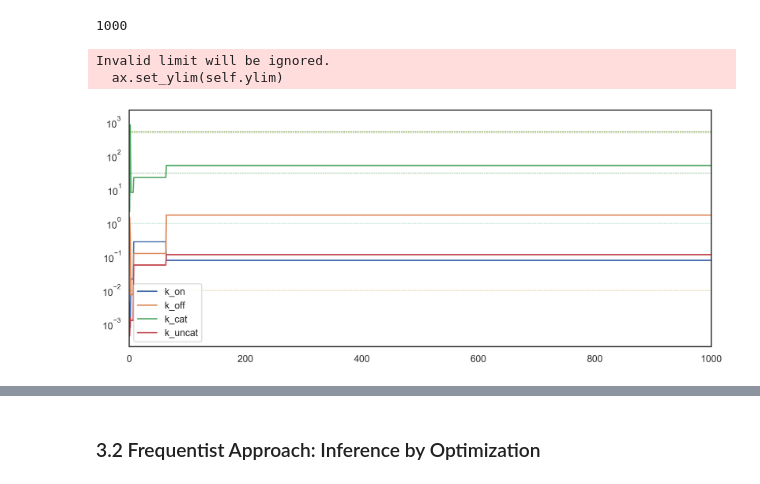
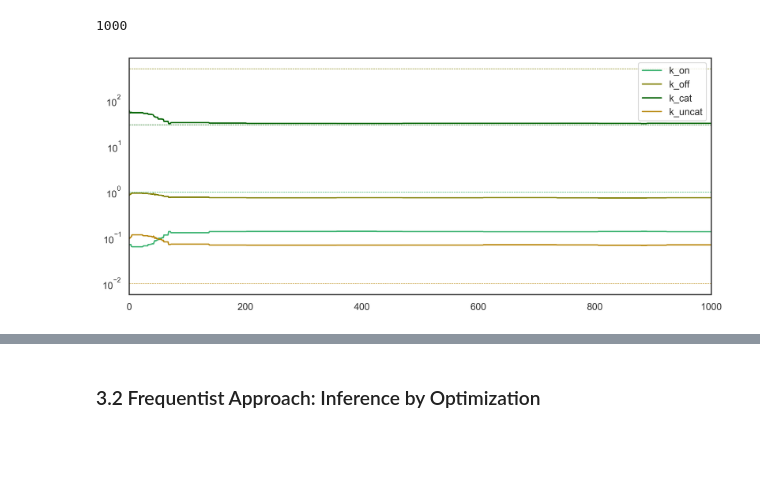
Before and after one commit to alexlenail/back_of_my_envelope, a Jupyter notebook: _notebooks/Enzyme-Kinetic-Parameter-Inference.ipynb, the cells around one changed output, grey strips where cells are left out. Saved outputs shown, nothing was run; the diff lists cells and outputs as text; code cells hidden in the pictures; blank space fills up the shorter version.

```diff
--- a/_notebooks/Enzyme-Kinetic-Parameter-Inference.ipynb
+++ b/_notebooks/Enzyme-Kinetic-Parameter-Inference.ipynb
@@ -690,7 +700,7 @@ How far should the predicted trajectory be allowed to stray from the measured $\
 
 Supposing the detection of each molecule of P is independent with error rate $\sigma$ then the estimate for $[\mathrm{P}]$ is gaussian-distributed $\sim \mathcal{N}([P]_t, \sigma \sqrt{[P]_t})$. The independence of the observations causes the variance of the gaussian to grow only as the square root of the concentration, via a Central Limit Theorem argument. We can represent this noise model/likelihood visually as:
 # %%
-σ = 3 # arbitrary magic number
+σ = 5 # arbitrary magic number
 # %%
 #collapse
 # plot intuition for likelihood definition
@@ -748,7 +758,7 @@ def MH_MCMC(chain_length=1e3):
     ut = integrate(θt)
     πt = likelihood_logpdf(ut) + prior_logpdf(**θt)
 
-    cov = prior_cov
+    cov = prior_cov/10000
     i = 0
     accept_ratio = 0
     chain = []
@@ -760,7 +770,7 @@ def MH_MCMC(chain_length=1e3):
         utp1 = integrate(θtp1)
         πtp1 = likelihood_logpdf(utp1) + prior_logpdf(**θtp1)
 
-        if πtp1 - πt < np.log(np.random.rand()):
+        if πtp1 - πt > np.log(np.random.rand()):
 
             θt, ut, πt = θtp1, utp1, πtp1
             accept_ratio += 1
@@ -770,11 +780,11 @@ def MH_MCMC(chain_length=1e3):
 
         i += 1
 
-        if i % 1e2 == 0 and i > 0:
+        if i % 20 == 0 and i > 0:
             cov = compute_cov(chain)
             print(i, end='\r')
 
-    return pd.DataFrame(chain), pd.DataFrame(samples), accept_ratio/chain_length, cov
+    return pd.DataFrame(chain), pd.DataFrame(samples, columns=observations.index[1:]), accept_ratio/chain_length, cov
 # %% [markdown]
 But we need to define a proposal density
 # %%
@@ -805,11 +815,9 @@ chain, samples, accept_ratio, cov = MH_MCMC()
 # %% [output]
 1000
 # %%
-ax = chain.plot.line(ylim=(0, 2300), xlim=(0,1000), logy=True)
+ax = chain.plot.line(xlim=(0,1e3), logy=True, color=[c[param_name] for param_name in chain.columns])
 
 for param_name, param_value in default_kinetic_params.items():
     ax.axhline(param_value, lw=0.5, color=c[param_name], linestyle='--')
 # %% [output]
-Invalid limit will be ignored.
-  ax.set_ylim(self.ylim)
-[figure, old version]
+[figure, new version]
```
Also changed, not shown: parts of 9 cells of this notebook.
